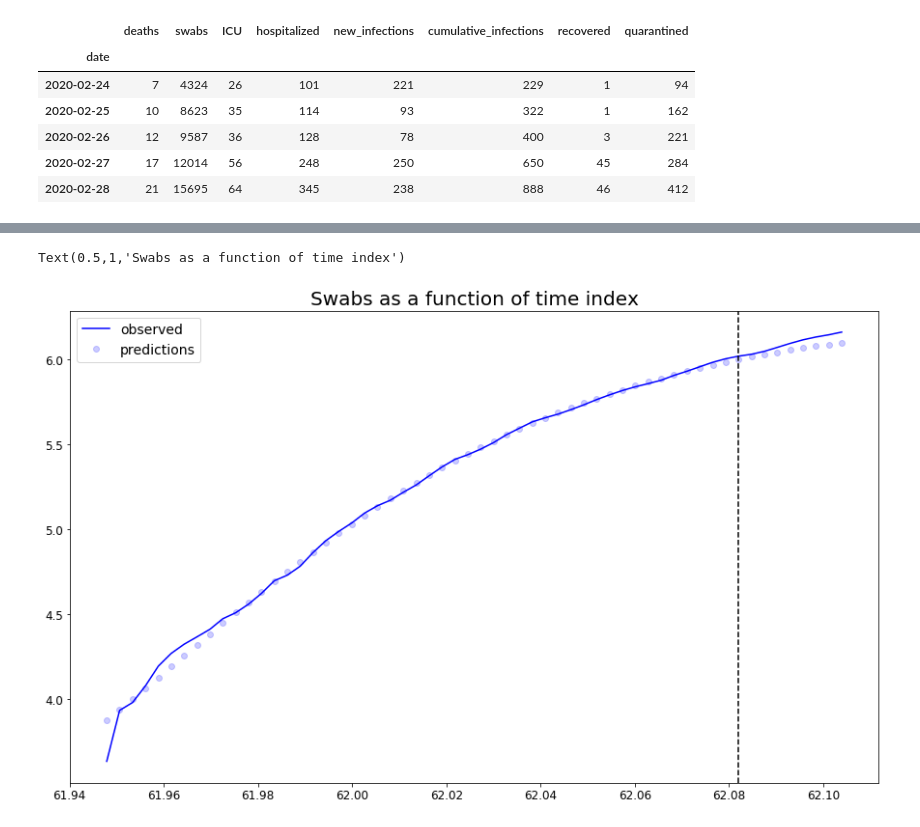
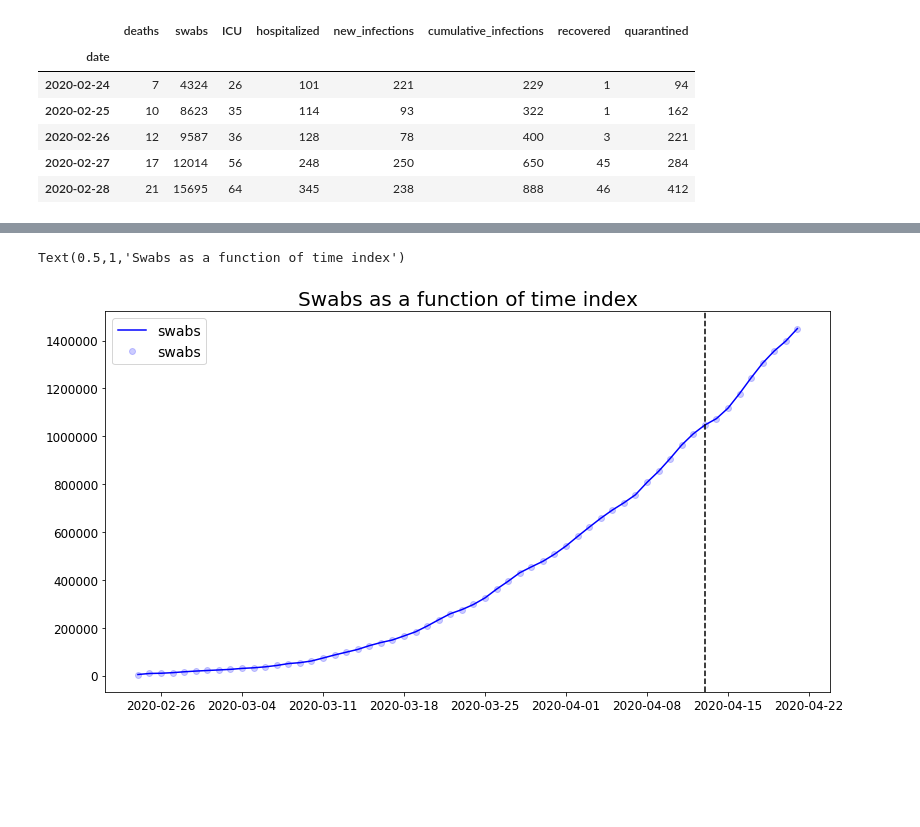
Before and after one commit to RobertoCorti/Statistical-Machine-Learning-2020, a Jupyter notebook: homeworks/homework_05.ipynb, the cells around one changed output, grey strips where cells are left out. Cells and saved outputs as stored; diff of their text form; code cells hidden in the pictures; blank space fills up the shorter version.

```diff
--- a/homeworks/homework_05.ipynb
+++ b/homeworks/homework_05.ipynb
@@ -76,5 +99,8 @@ data_covid.head()
 # %%
-# split into training and test set
+# index relative to 2020-04-13
 sep_idx = data_covid.index.searchsorted(pd.to_datetime("2020-04-13"))
-data_early = data_covid.iloc[:sep_idx+1, :]
-data_later = data_covid.iloc[sep_idx:, :]
+
+#dataframe of train set
+data_train = data_covid.iloc[:sep_idx+1, :]
+
+data_train.head(3)
@@ -125,13 +191,13 @@ def plot_predictions(gp, include_observed=True):
     else:
         plt.axvline(pd.to_datetime("2020-04-13"), linestyle='--', color='k')
 # %%
-dot = ExpSineSquared()
+smooth_kernel = ExpSineSquared
 
-k1 = dot # Long term trend
+k = dot + WhiteKernel(noise_level=0.0001, noise_level_bounds=(100, 1000))
 
 # Create the regressor
-gp0 = GaussianProcessRegressor(kernel=k1, alpha=0.01,
-                               normalize_y=True,
+gp0 = GaussianProcessRegressor(kernel=k, alpha=0.01**2,
+                               normalize_y=False,
                                n_restarts_optimizer=3)
 gp0
 # %% [output]
@@ -189,0 +258,8 @@ Text(0.5,1,'ExpSineSquared(length_scale=0.00204, periodicity=275)')
+# %%
+y_hat = (gp0.predict(X))
+data_covid = data_covid.assign(y_hat = y_hat)
+
+reference_time = pd.to_datetime("2020-02-24")
+date_idx = np.array([[i] for i in range(0,80)])
+
+date_days = [reference_time+pd.Timedelta(date_idx[i][0], "D") for i in range(80)]
@@ -190,15 +281,11 @@ Text(0.5,1,'ExpSineSquared(length_scale=0.00204, periodicity=275)')
 # %%
-Y_hat = (gp0.predict(X))
+fig, ax = plt.subplots(1, 1, figsize=(13, 7))
 
-data_covid = data_covid.assign(y_hat = Y_hat)
-
-
-fig, ax = plt.subplots(1, 1, figsize=(15, 9))
-ax.plot(data_covid.t.values, data_covid.y_n.values, color='b', label='observed')
-ax.plot(data_covid.t.values, Y_hat, color='b', marker='o', linestyle='', alpha=0.2, label="predictions")
-ax.axvline(dates_to_idx(pd.to_datetime("2020-04-13")), linestyle='--', color='k')
+ax.plot(data_covid.index.values, data_covid.swabs, color='b')
+ax.plot(data_covid.index.values, data_covid.swabs, color='b', marker='o', linestyle='', alpha=0.2)
+ax.axvline("2020-04-13", linestyle='--', color='k')
 ax.legend()
 ax.set_title('Swabs as a function of time index')
 # %% [output]
 Text(0.5,1,'Swabs as a function of time index')
-[figure, old version]
+[figure, new version]
```
Also changed, not shown: parts of 23 cells of this notebook.
